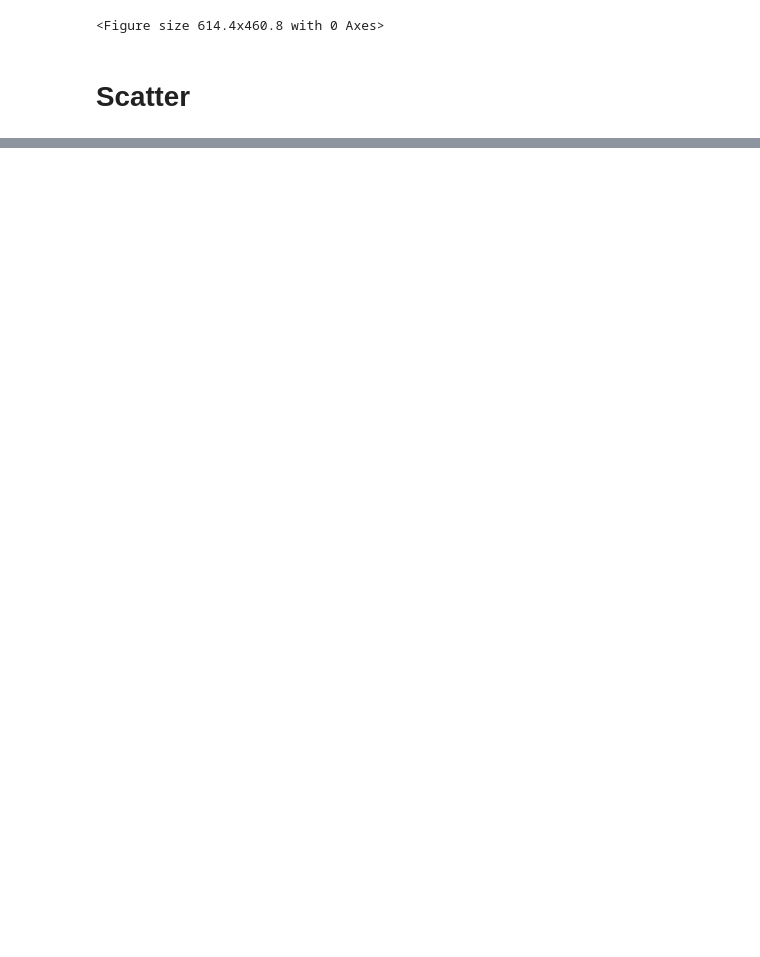
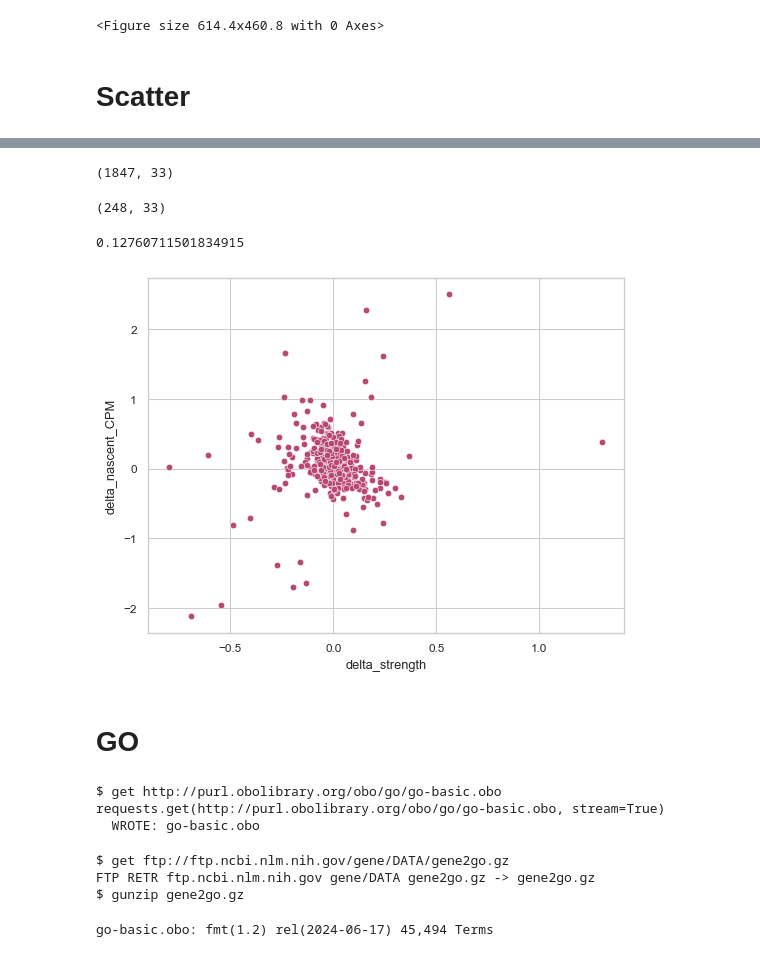
Before and after one commit to irzhegalova/ecoli_microc, a Jupyter notebook: scripts/heatshock&GO.ipynb, the cells around one changed output, grey strips where cells are left out. Cells and saved outputs as stored; diff of their text form; code cells hidden in the pictures; blank space fills up the shorter version.

```diff
--- a/scripts/heatshock&GO.ipynb
+++ b/scripts/heatshock&GO.ipynb
@@ -519,0 +610,5 @@ pup.loc[0, 'domain_mean'][:10]
+# %%
+pu_44 = coolpup.PileUpper(clr_44, cc, view_df=view_df_chromsizes, ignore_diags=2,
+                          rescale_size=99, rescale=True, nproc=32) #expected=expected,
+pup_44 = pu_44.pileupsWithControl(postprocess_func=add_domain_mean, # Any function can be applied to each snippet before they are averaged in the postprocess_func
+                                  extra_sum_funcs={'domain_mean': extra_sum_func}) # If additional values produced by postprocess_func need to be saved,
@@ -520,6 +619,6 @@ pup.loc[0, 'domain_mean'][:10]
 # %%
-TU_df['CD_strength'] = 0
-TU_df.query('exp_group == "NotZero" and end - start > 58').shape
-# TU_df.loc[TU_df.exp_group == 'NotZero', 'CD_strength'].shape
-# TU_df.head()
+operons_df_scatter = pu.intervals.query('exp_start > 0 and exp_end < 4641652')
+operons_df_scatter.loc[:, 'wtCD_strength'] = pup.loc[0, 'domain_mean']
+operons_df_scatter.loc[:, 'wt44CD_strength'] = pup_44.loc[0, 'domain_mean']
+operons_df_scatter.query('wt44CD_strength < wtCD_strength').shape
 # %% [output]
@@ -527,3 +626,5 @@ TU_df.query('exp_group == "NotZero" and end - start > 58').shape
 # %%
-len(pup.loc[0, 'domain_mean'])
+operons_df_scatter['delta_strength'] = np.log2(operons_df_scatter.wt44CD_strength / (operons_df_scatter.wtCD_strength))
+operons_df_scatter['delta_nascent_CPM'] = np.log10(operons_df_scatter.nascent_wt44_CPM / (operons_df_scatter.nascent_wt_CPM))
+operons_df_scatter.head()
 # %% [output]
@@ -530,0 +649,52 @@ len(pup.loc[0, 'domain_mean'])
+# %%
+nascent_wt44_CPM_q = np.quantile(operons_df_scatter.nascent_wt44_CPM, 0.9)
+nascent_wt_CPM_q = np.quantile(operons_df_scatter.nascent_wt_CPM, 0.9)
+operons_df_scatter_top = operons_df_scatter.query(
+    'nascent_wt > 10 and nascent_wt44 > 10') #nascent_wt_CPM > @nascent_wt_CPM_q or nascent_wt44_CPM > @nascent_wt44_CPM_q) and
+# # and delta_nascent_CPM < 50  and lengthBool_group == "long"  and delta_strength < 2
+# %%
+operons_df_scatter.shape
+# %% [output]
+(1847, 33)
+# %%
+operons_df_scatter_top.shape
+# %% [output]
+(248, 33)
+# %%
+from scipy import stats
+
+slope, intercept, r_value, p_value, std_err = stats.linregress(operons_df_scatter_top['delta_strength'][
+    np.isfinite(operons_df_scatter_top['delta_strength'])], operons_df_scatter_top['delta_nascent_CPM'][
+    np.isfinite(operons_df_scatter_top['delta_strength'])])
+r_value
+# %% [output]
+0.12760711501834915
+# %%
+g = sns.scatterplot(data=operons_df_scatter_top, x='delta_strength', y='delta_nascent_CPM')
+# g.set(ylim=(-10, 50)) #, xlim=(None, 2)
+# %% [output]
+[figure, added]
+# %% [markdown]
+# GO
+# %%
+# Get http://geneontology.org/ontology/go-basic.obo
+from goatools.base import download_go_basic_obo
+obo_fname = download_go_basic_obo()
+# %% [output]
+$ get http://purl.obolibrary.org/obo/go/go-basic.obo
+requests.get(http://purl.obolibrary.org/obo/go/go-basic.obo, stream=True)
+  WROTE: go-basic.obo
+# %%
+# Get ftp://ftp.ncbi.nlm.nih.gov/gene/DATA/gene2go.gz
+from goatools.base import download_ncbi_associations
+file_gene2go = download_ncbi_associations()
+# %% [output]
+$ get ftp://ftp.ncbi.nlm.nih.gov/gene/DATA/gene2go.gz
+FTP RETR ftp.ncbi.nlm.nih.gov gene/DATA gene2go.gz -> gene2go.gz
+$ gunzip gene2go.gz
+# %%
+from goatools.obo_parser import GODag
+
+obodag = GODag("go-basic.obo")
+# %% [output]
+go-basic.obo: fmt(1.2) rel(2024-06-17) 45,494 Terms
```
Also changed, not shown: parts of 49 cells of this notebook, 1 other file.
